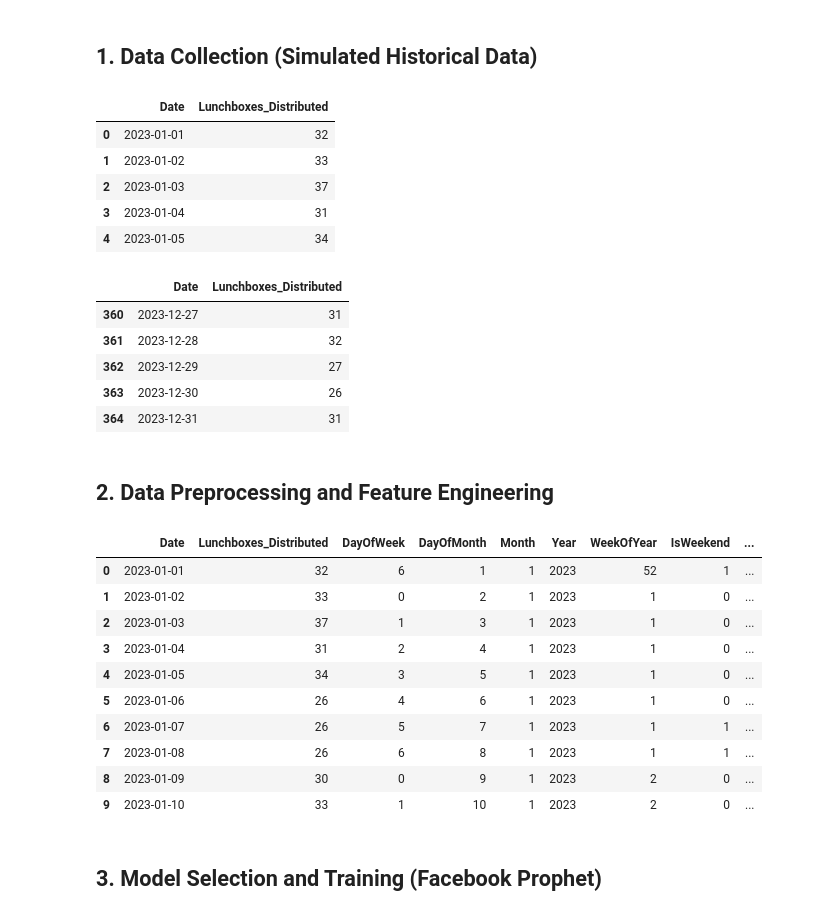
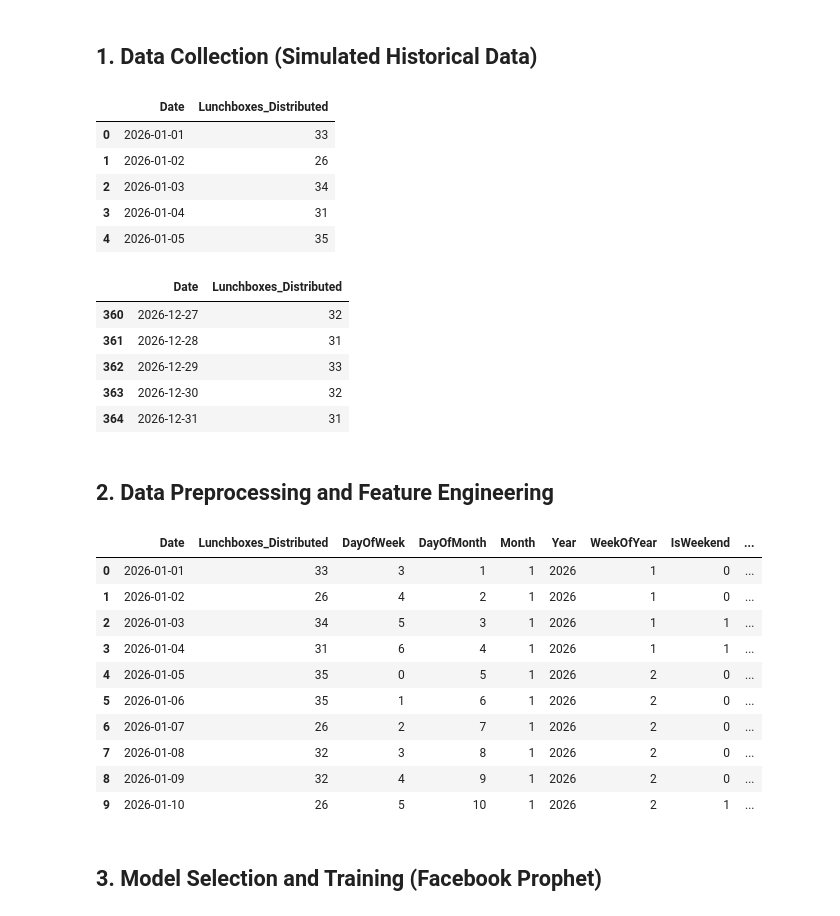
Before and after one commit to MeowMeow-wu/Q4, a Jupyter notebook: Untitled10.ipynb, the cells around one changed output. Cells and saved outputs as stored; diff of their text form; code cells hidden in the pictures.

```diff
--- a/Untitled10.ipynb
+++ b/Untitled10.ipynb
@@ -78,48 +78,48 @@ import pandas as pd
 import numpy as np
 
 # Simulate historical data for 1 year
-start_date = '2023-01-01'
-end_date = '2023-12-31'
+start_date = '2026-01-01'
+end_date = '2026-12-31'
 dates = pd.date_range(start=start_date, end=end_date, freq='D')
 
 # Simulate daily lunchbox demand
 # Base demand + weekly seasonality + some random noise + a 'Hari Raya' like peak
 demand = np.random.randint(25, 35, size=len(dates)) # Base demand
 
 # Add weekly seasonality (e.g., lower on weekends, higher mid-week)
 for i, date in enumerate(dates):
     if date.dayofweek < 5: # Weekday
         demand[i] += np.random.randint(0, 5)
     else: # Weekend
         demand[i] -= np.random.randint(0, 3)
 
 # Simulate a 'Hari Raya' effect somewhere in the data
-hari_raya_start = pd.to_datetime('2023-04-22') # Example date
-hari_raya_end = pd.to_datetime('2023-05-05') # Example duration
+hari_raya_start = pd.to_datetime('2026-04-22') # Example date
+hari_raya_end = pd.to_datetime('2026-05-05') # Example duration
 
 hari_raya_period = (dates >= hari_raya_start) & (dates <= hari_raya_end)
 demand[hari_raya_period] += np.random.randint(5, 15, size=hari_raya_period.sum()) # Increased demand during Hari Raya
 
 # Ensure demand doesn't go below 0 (or a reasonable minimum)
 demand = np.maximum(0, demand)
 
 historical_df = pd.DataFrame({'Date': dates, 'Lunchboxes_Distributed': demand})
 
 display(historical_df.head())
 display(historical_df.tail())
 # %% [output]
 |  | Date | Lunchboxes_Distributed |
-| 0 | 2023-01-01 | 32 |
-| 1 | 2023-01-02 | 33 |
-| 2 | 2023-01-03 | 37 |
-| 3 | 2023-01-04 | 31 |
-| 4 | 2023-01-05 | 34 |
+| 0 | 2026-01-01 | 33 |
+| 1 | 2026-01-02 | 26 |
+| 2 | 2026-01-03 | 34 |
+| 3 | 2026-01-04 | 31 |
+| 4 | 2026-01-05 | 35 |
 |  | Date | Lunchboxes_Distributed |
-| 360 | 2023-12-27 | 31 |
-| 361 | 2023-12-28 | 32 |
-| 362 | 2023-12-29 | 27 |
-| 363 | 2023-12-30 | 26 |
-| 364 | 2023-12-31 | 31 |
+| 360 | 2026-12-27 | 32 |
+| 361 | 2026-12-28 | 31 |
+| 362 | 2026-12-29 | 33 |
+| 363 | 2026-12-30 | 32 |
+| 364 | 2026-12-31 | 31 |
 # %% [markdown]
 ## 2. Data Preprocessing and Feature Engineering
 # %%
@@ -151,16 +151,16 @@ historical_df = historical_df.fillna(0) # For simplicity, fill with 0
 display(historical_df.head(10))
 # %% [output]
 |  | Date | Lunchboxes_Distributed | DayOfWeek | DayOfMonth | Month | Year | WeekOfYear | IsWeekend | ... |
-| 0 | 2023-01-01 | 32 | 6 | 1 | 1 | 2023 | 52 | 1 | ... |
-| 1 | 2023-01-02 | 33 | 0 | 2 | 1 | 2023 | 1 | 0 | ... |
-| 2 | 2023-01-03 | 37 | 1 | 3 | 1 | 2023 | 1 | 0 | ... |
-| 3 | 2023-01-04 | 31 | 2 | 4 | 1 | 2023 | 1 | 0 | ... |
-| 4 | 2023-01-05 | 34 | 3 | 5 | 1 | 2023 | 1 | 0 | ... |
-| 5 | 2023-01-06 | 26 | 4 | 6 | 1 | 2023 | 1 | 0 | ... |
-| 6 | 2023-01-07 | 26 | 5 | 7 | 1 | 2023 | 1 | 1 | ... |
-| 7 | 2023-01-08 | 26 | 6 | 8 | 1 | 2023 | 1 | 1 | ... |
-| 8 | 2023-01-09 | 30 | 0 | 9 | 1 | 2023 | 2 | 0 | ... |
-| 9 | 2023-01-10 | 33 | 1 | 10 | 1 | 2023 | 2 | 0 | ... |
+| 0 | 2026-01-01 | 33 | 3 | 1 | 1 | 2026 | 1 | 0 | ... |
+| 1 | 2026-01-02 | 26 | 4 | 2 | 1 | 2026 | 1 | 0 | ... |
+| 2 | 2026-01-03 | 34 | 5 | 3 | 1 | 2026 | 1 | 1 | ... |
+| 3 | 2026-01-04 | 31 | 6 | 4 | 1 | 2026 | 1 | 1 | ... |
+| 4 | 2026-01-05 | 35 | 0 | 5 | 1 | 2026 | 2 | 0 | ... |
+| 5 | 2026-01-06 | 35 | 1 | 6 | 1 | 2026 | 2 | 0 | ... |
+| 6 | 2026-01-07 | 26 | 2 | 7 | 1 | 2026 | 2 | 0 | ... |
+| 7 | 2026-01-08 | 32 | 3 | 8 | 1 | 2026 | 2 | 0 | ... |
+| 8 | 2026-01-09 | 32 | 4 | 9 | 1 | 2026 | 2 | 0 | ... |
+| 9 | 2026-01-10 | 26 | 5 | 10 | 1 | 2026 | 2 | 1 | ... |
 # %% [markdown]
 ## 3. Model Selection and Training (Facebook Prophet)
 # %%
```
Also changed, not shown: parts of 3 cells of this notebook.
